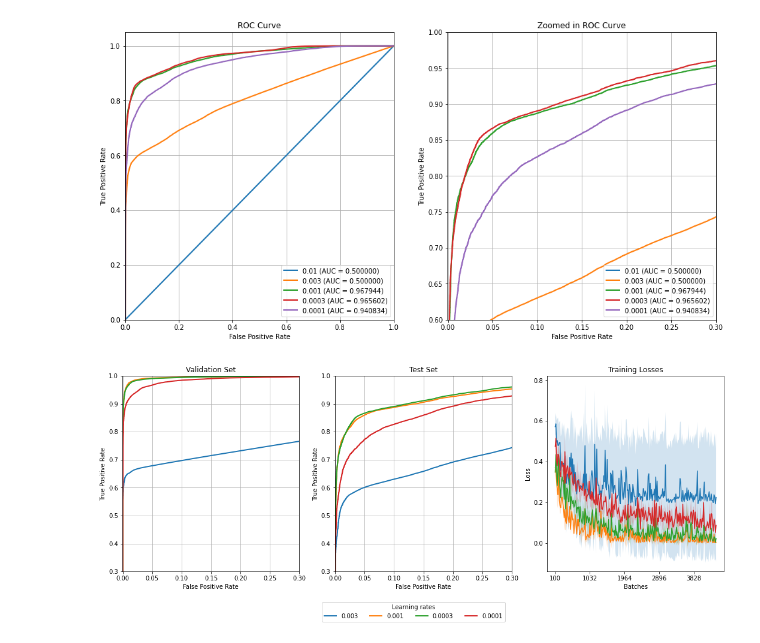
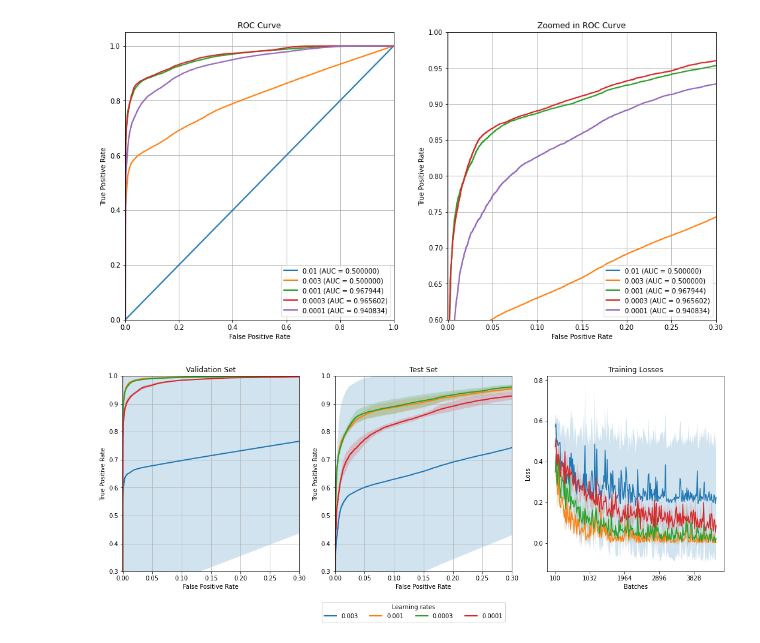
Before and after one commit to dtrizna/nebula, a Jupyter notebook: evaluation/crossValidation/Transformer_Engineering/learning_rates_limit_None_1677580013/results_roc.ipynb, the cells around one changed output. Drawn from its saved outputs; the diff is of its cells as text; code cells hidden in the pictures.

```diff
--- a/evaluation/crossValidation/Transformer_Engineering/learning_rates_limit_None_1677580013/results_roc.ipynb
+++ b/evaluation/crossValidation/Transformer_Engineering/learning_rates_limit_None_1677580013/results_roc.ipynb
@@ -120,28 +120,28 @@ df
 # %%
 import matplotlib.pyplot as plt
 
 fig, axs = plt.subplots(1, 3, figsize=(18, 6))
 for key in tprs_mean_val:
     if key == 0.01:
         continue
-    plot_roc_curve(base_fpr_val, tprs_mean_val[key], model_name=key, ax=axs[0], ylim=[0.3,1], xlim=[-0.0005, 0.3])
-    plot_roc_curve(base_fpr, tprs_mean[key], model_name=key, ax=axs[1], ylim=[0.3,1], xlim=[-0.0005, 0.3])
+    plot_roc_curve(base_fpr_val, tprs_mean_val[key], tpr_std=tprs_std_val[key], model_name=key, ax=axs[0], ylim=[0.3,1], xlim=[-0.0005, 0.3])
+    plot_roc_curve(base_fpr, tprs_mean[key], tpr_std=tprs_std[key], model_name=key, ax=axs[1], ylim=[0.3,1], xlim=[-0.0005, 0.3])
 
 axs[0].set_title("Validation Set")
 axs[1].set_title("Test Set")
 #[ax.legend(loc="lower right", title="Learning rate") for ax in axs[0:2]]
 [ax.set_ylabel("True Positive Rate") for ax in axs[0:2]]
 [ax.set_xlabel("False Positive Rate") for ax in axs[0:2]]
 [ax.grid() for ax in axs[0:2]]
 
 plot_losses(RUN_TYPES, ax=axs[2], skip_types=[0.01])
 #axs[2].legend(loc='upper right', title="Learning rate")
 axs[2].set_title("Training Losses")
 
 # make one common legend below the plots so it does not overlap with the plots
 handles, labels = axs[0].get_legend_handles_labels()
 fig.legend(handles, labels, loc='lower center', ncol=5, title="Learning rates", bbox_to_anchor=(0.5, -0.08))
 
 _ = fig.savefig(os.path.join(REPO_ROOT, "img", f"results_{'_'.join(RUN_NAME.split(' '))}.png"), dpi=300, bbox_inches='tight')
 # %% [output]
-[figure, old version]
+[figure, new version]
```
Also changed, not shown: 10 other files.
